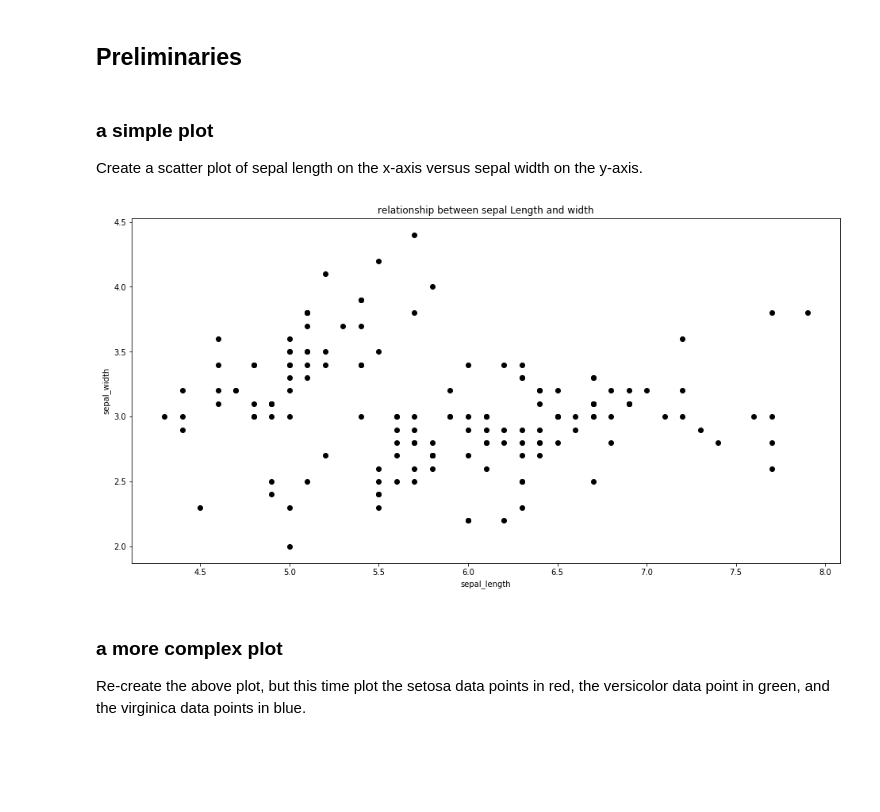
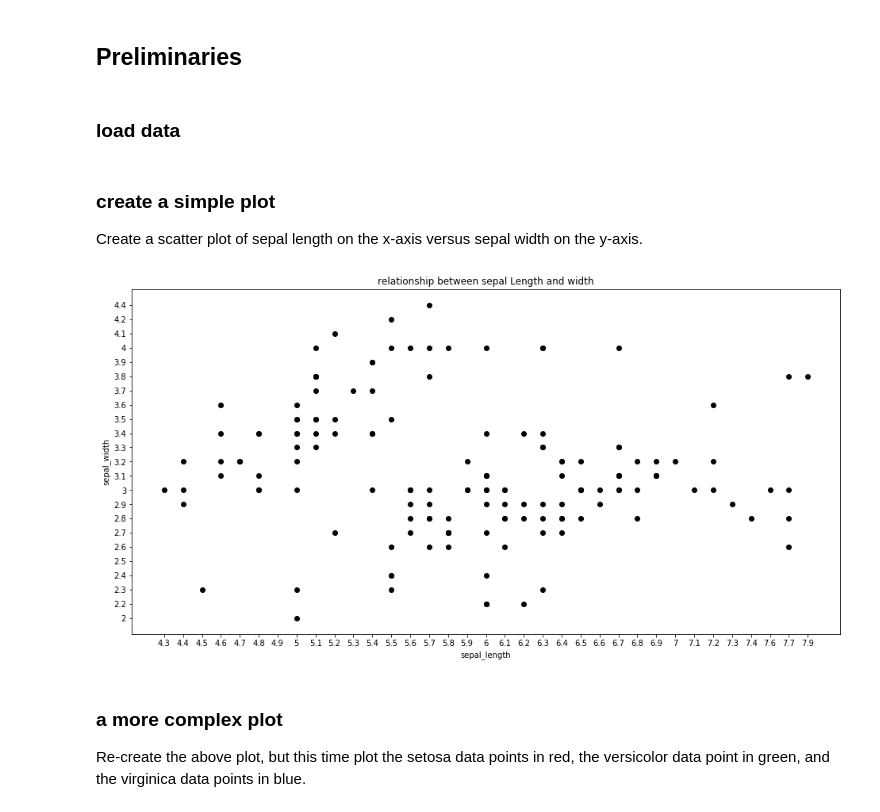
Before and after one commit to TangqiFeng/Jupyter_numpy_pyplot, a Jupyter notebook: Fisher's_Iris.ipynb, the cells around one changed output. Cells and saved outputs as stored; diff of their text form; code cells hidden in the pictures; blank space fills up the shorter version.

```diff
--- a/Fisher's_Iris.ipynb
+++ b/Fisher's_Iris.ipynb
@@ -27,23 +24,30 @@ OriginalData = np.loadtxt("iris.csv",str, delimiter=",", skiprows=1, unpack=True
+# %% [markdown]
+### load data
+# %%
+# Load data
+OriginalData = np.loadtxt("iris.csv",str, delimiter=",", skiprows=1, unpack=True)
+# Transposing the data
+data = OriginalData.transpose()
+# get each column
+sepal_length = sepal_width = petal_length = petal_width = species =[]
+sepal_length , sepal_width , petal_length , petal_width , species = OriginalData
 # %% [markdown]
-### a simple plot
+### create a simple plot
 
 Create a scatter plot of sepal length on the x-axis versus sepal width on the y-axis.
 # %%
-# get data of sepal length & sepal width
-sepal_width,sepal_length = np.loadtxt("iris.csv",usecols=(1,0), delimiter=",", skiprows=1, unpack=True)
-
 # Create the plot.
 pl.scatter(sepal_length, sepal_width, c='black')
 
 # Set some properties for the plot.
 pl.xlabel('sepal_length')
 pl.ylabel('sepal_width')
 
 # Show the plot.
 pl.title('relationship between sepal Length and width')
 pl.show()
 # %% [output]
-[figure, old version]
+[figure, new version]
 # %% [markdown]
 ### a more complex plot
 
```
Also changed, not shown: parts of 4 cells of this notebook.
